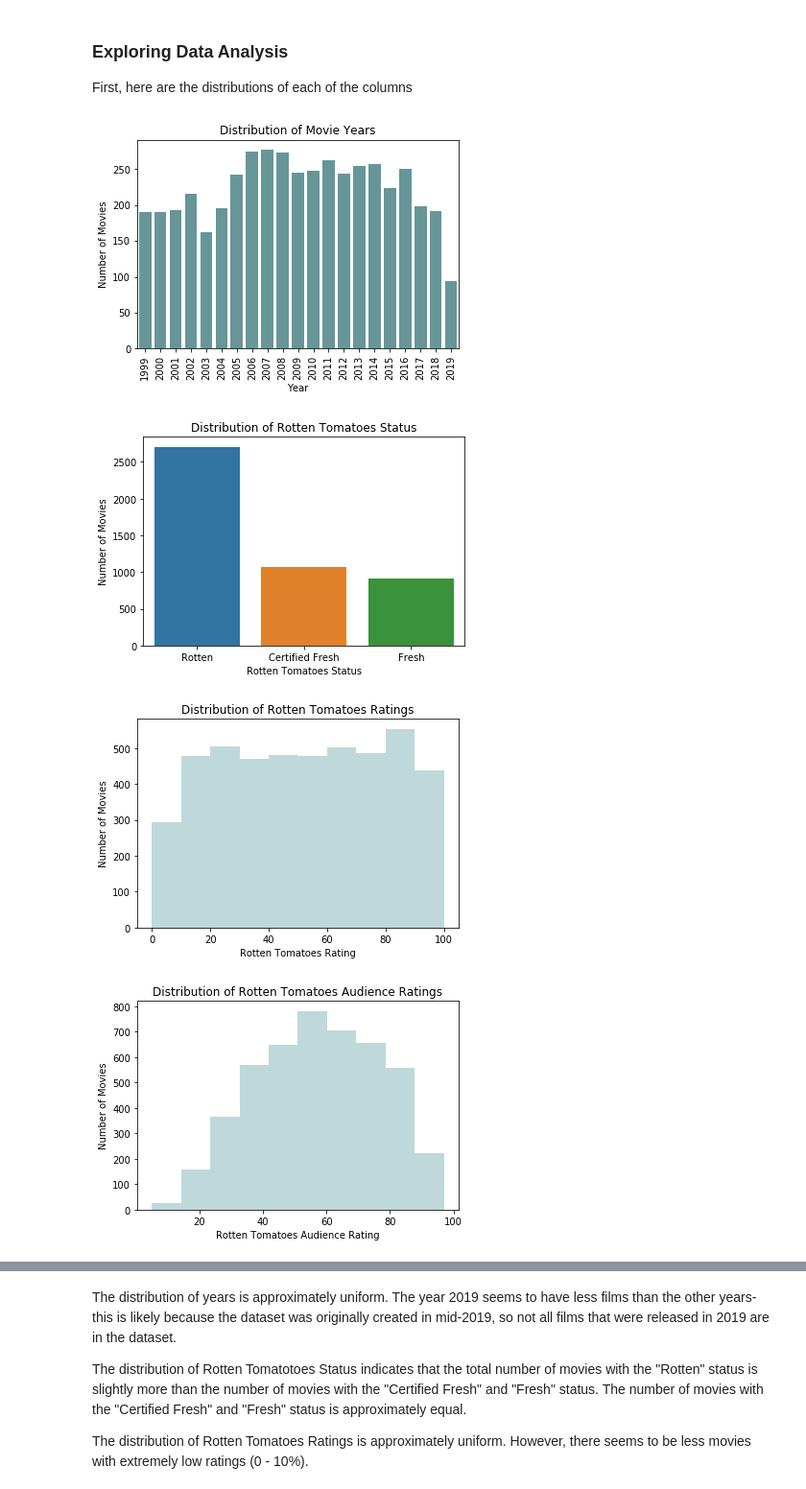
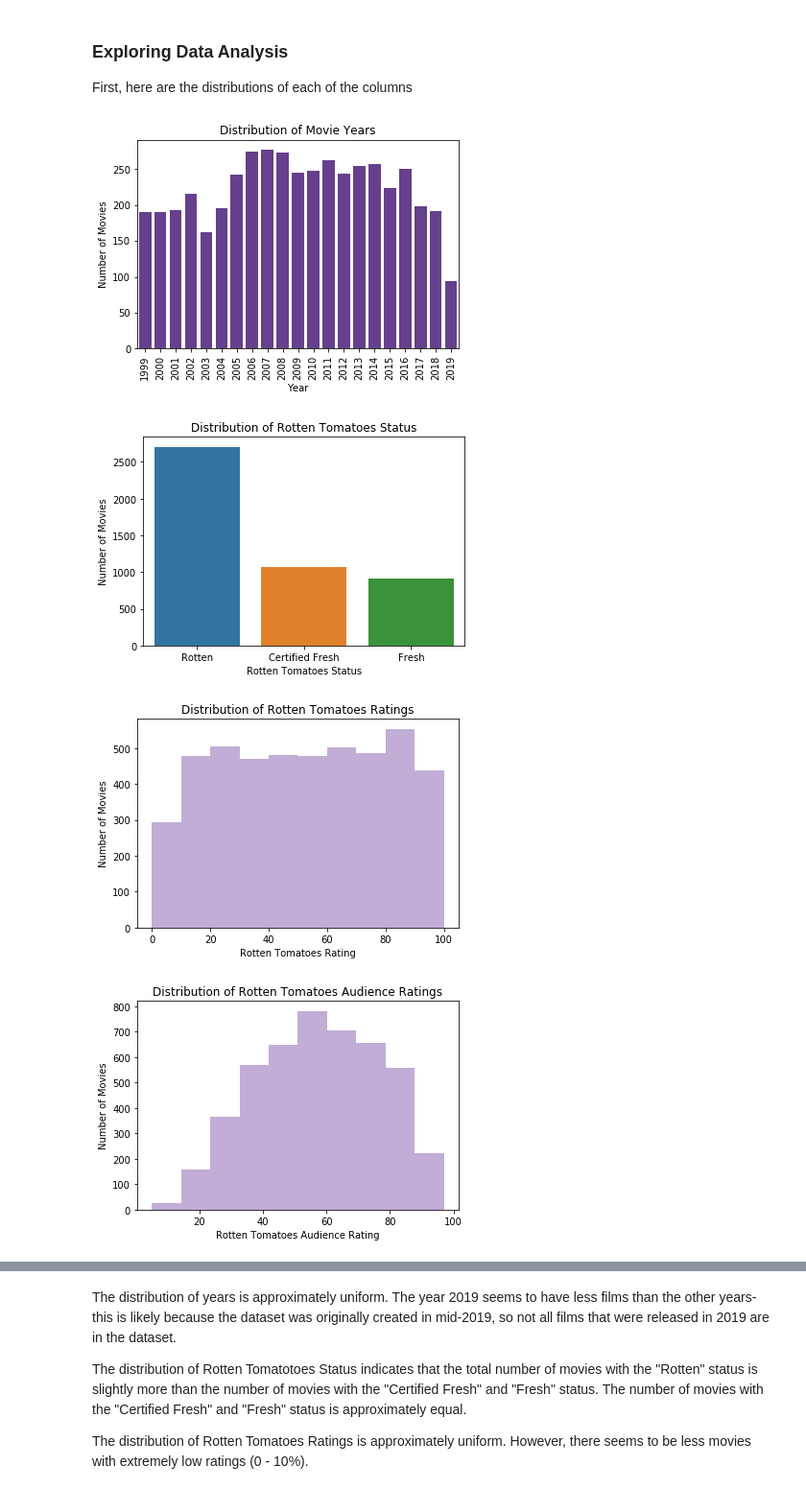
Before and after one commit to brndnzh/Rotten_Tomatoes_Effect, a Jupyter notebook: Rotten_Tomatoes_Effect_Script.ipynb, the cells around one changed output, grey strips where cells are left out. Shown at 96% size. Drawn from its saved outputs; the diff is of its cells as text; code cells hidden in the pictures.

```diff
--- a/Rotten_Tomatoes_Effect_Script.ipynb
+++ b/Rotten_Tomatoes_Effect_Script.ipynb
@@ -204,7 +206,7 @@ movies_df = movies_df.dropna()
 First, here are the distributions of each of the columns
 # %%
 # creating summary plots
-sns.countplot(movies_df.year, color = "cadetblue")
+sns.countplot(movies_df.year, color = "rebeccapurple")
 plt.xticks(rotation = 90)
 plt.ylabel("Number of Movies")
 plt.xlabel("Year")
@@ -212,37 +214,37 @@ plt.title("Distribution of Movie Years")
 plt.show()
 
 sns.countplot(movies_df.tomatometer_status)
 plt.ylabel("Number of Movies")
 plt.xlabel("Rotten Tomatoes Status")
 plt.title("Distribution of Rotten Tomatoes Status")
 plt.show()
 
-sns.distplot(movies_df.tomatometer_rating, kde = False, bins = 10, color = "cadetblue")
+sns.distplot(movies_df.tomatometer_rating, kde = False, bins = 10, color = "rebeccapurple")
 plt.ylabel("Number of Movies")
 plt.xlabel("Rotten Tomatoes Rating")
 plt.title("Distribution of Rotten Tomatoes Ratings")
 plt.show()
 
-sns.distplot(movies_df.audience_rating, kde = False, bins = 10, color = "cadetblue")
+sns.distplot(movies_df.audience_rating, kde = False, bins = 10, color = "rebeccapurple")
 plt.ylabel("Number of Movies")
 plt.xlabel("Rotten Tomatoes Audience Rating")
 plt.title("Distribution of Rotten Tomatoes Audience Ratings")
 plt.show()
 
 sns.countplot(movies_df.from_USA)
 plt.ylabel("Number of Movies")
 plt.xlabel("Origin")
 plt.title("Distribution of Movies from USA")
 plt.show()
 
-sns.distplot(movies_df.earnings, kde = False, color = "cadetblue")
+sns.distplot(movies_df.earnings, kde = False, color = "rebeccapurple")
 plt.ylabel("Number of Movies")
 plt.xlabel("Earnings (in billions of dollars)")
 plt.title("Distribution of Film Earnings")
 plt.show()
 # %% [output]
-[figure, old version]
+[figure, new version]
 [figure]
-[figure, old version]
+[figure, new version]
-[figure, old version]
+[figure, new version]
 [figure]
```
Also changed, not shown: parts of 10 cells of this notebook.
